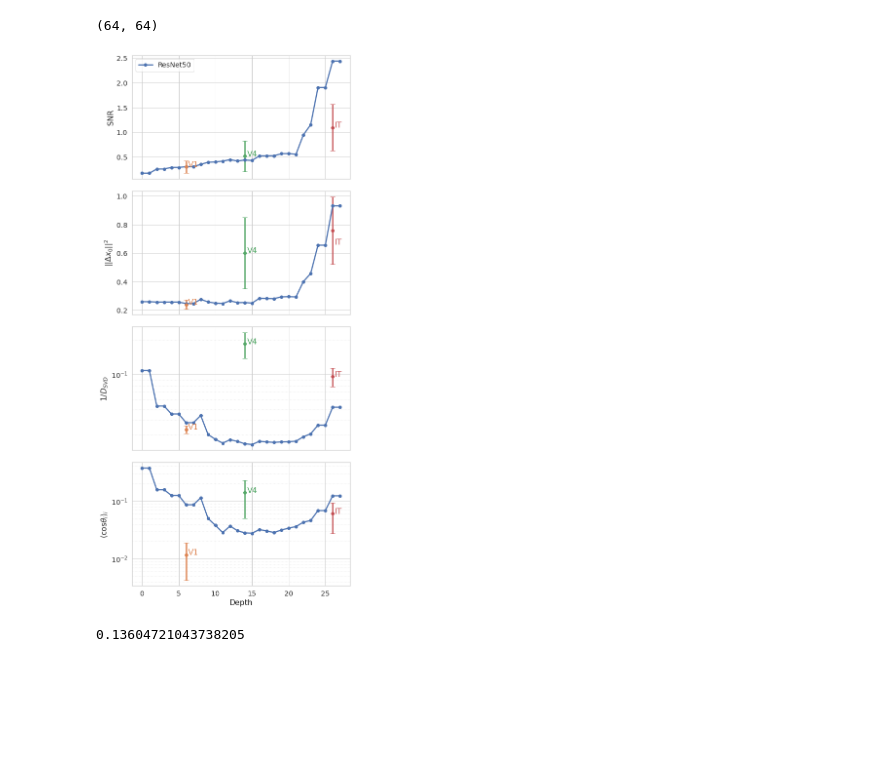
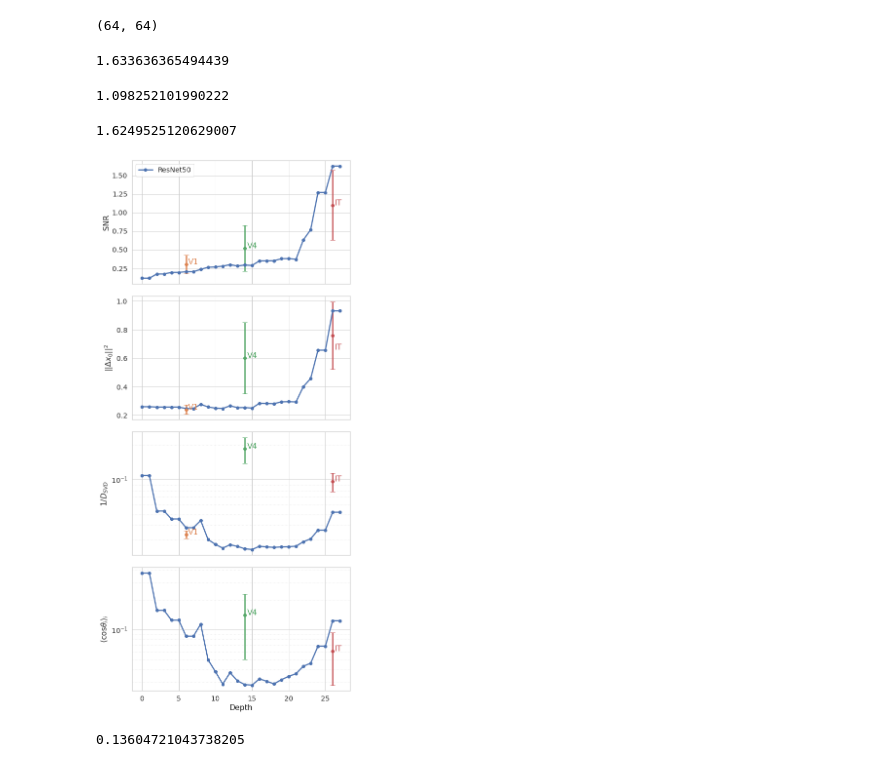
Before and after one commit to bsorsch/geometry-fewshot-learning, a Jupyter notebook: macaque_data.ipynb, the cells around one changed output. Cells and saved outputs as stored; diff of their text form; code cells hidden in the pictures; blank space fills up the shorter version.

```diff
--- a/macaque_data.ipynb
+++ b/macaque_data.ipynb
@@ -138,6 +138,3 @@ print(uniq_labels)
 class_idxs = []
 for lbl in uniq_labels:
     class_idxs.append(np.where(np.stack(labels)==lbl)[0])
-# %%
-for ci in class_idxs:
-    plt.plot(ci)
@@ -2528,6 +2470,18 @@ css_all = np.load('data/css_layerwise.npy')
 SNR_IT.shape
 # %% [output]
 (64, 64)
+# %%
+np.mean(SNR_rn[~mask])
+# %% [output]
+1.633636365494439
+# %%
+np.mean(SNR_IT[~mask])
+# %% [output]
+1.098252101990222
+# %%
+np.nanmean(SNRs_all[-1])/1.5
+# %% [output]
+1.6249525120629007
 # %%
 m = 5
 cm = plt.cm.get_cmap('tab20c').colors
@@ -2541,7 +2495,7 @@ IT_idx = 26
 
 # SNR
 ax5 = plt.subplot(411)
-plt.plot(np.nanmean(SNRs_all,(1,2)), 'o-', c='C0', label='ResNet50')
+plt.plot(np.nanmean(SNRs_all,(1,2))/1.5, 'o-', c='C0', label='ResNet50')
 plt.ylabel('SNR')
 ax5.xaxis.set_ticklabels([])
 plt.errorbar(v1_idx,SNR_v1[~mask].mean(),SNR_v1[~mask].std(),
@@ -2590,37 +2544,37 @@ ax3.annotate('IT',(IT_idx+0.3,dist_norm_IT[~mask].mean()-0.1), color='C3',fontsi
 
 # noise
 ax4 = plt.subplot(414)
 plt.plot((m+1)*np.nanmean(css_all,(1,2)) , fmt, c='C0', label=r'$\langle \cos\theta_i\rangle_i$')
 plt.ylabel(r'$\langle \cos\theta_i\rangle_i$')
 # plt.legend()
 plt.yscale('log')
 plt.xlabel('Depth');
-plt.errorbar(v1_idx,csa_v1[~mask].mean(),csa_v1[~mask].std(),
-            color='C1',marker='o',capsize=5)
-ax4.annotate('V1',(v1_idx+0.3,csa_v1[~mask].mean()), color='C1',fontsize=16)
+# plt.errorbar(v1_idx,csa_v1[~mask].mean(),csa_v1[~mask].std(),
+#             color='C1',marker='o',capsize=5)
+# ax4.annotate('V1',(v1_idx+0.3,csa_v1[~mask].mean()), color='C1',fontsize=16)
 plt.errorbar(v4_idx,csa_v4[~mask].mean(),csa_v4[~mask].std(),
             color='C2',marker='o',capsize=5)
 ax4.annotate('V4',(v4_idx+0.3,csa_v4[~mask].mean()), color='C2',fontsize=16)
 plt.errorbar(IT_idx,csa_IT[~mask].mean(),csa_IT[~mask].std(),
             color='C3',marker='o',capsize=5)
 ax4.annotate('IT',(IT_idx+0.3,csa_IT[~mask].mean()), color='C3',fontsize=16)
 
 
 # Major ticks every 20, minor ticks every 5
 major_ticks = np.arange(0, len(SNRs_all), 5)
 minor_ticks = np.arange(0, len(SNRs_all))
 
 # And a corresponding grid
 ax.grid(which='minor')
 ax2.grid(which='minor', linestyle=':', alpha=0.5)
 ax3.grid(which='minor', linestyle=':', alpha=0.5)
 ax4.grid(which='minor', linestyle=':', alpha=0.5)
 
 plt.subplots_adjust(wspace=0, hspace=0.1)
 
 # plt.savefig('images/macaque_layerwise.pdf')
 # %% [output]
-[figure, old version]
+[figure, new version]
 # %%
 H(np.mean(SNR_IT[~mask]))
 # %% [output]
```
Also changed, not shown: parts of 13 cells of this notebook, 1 other file.
